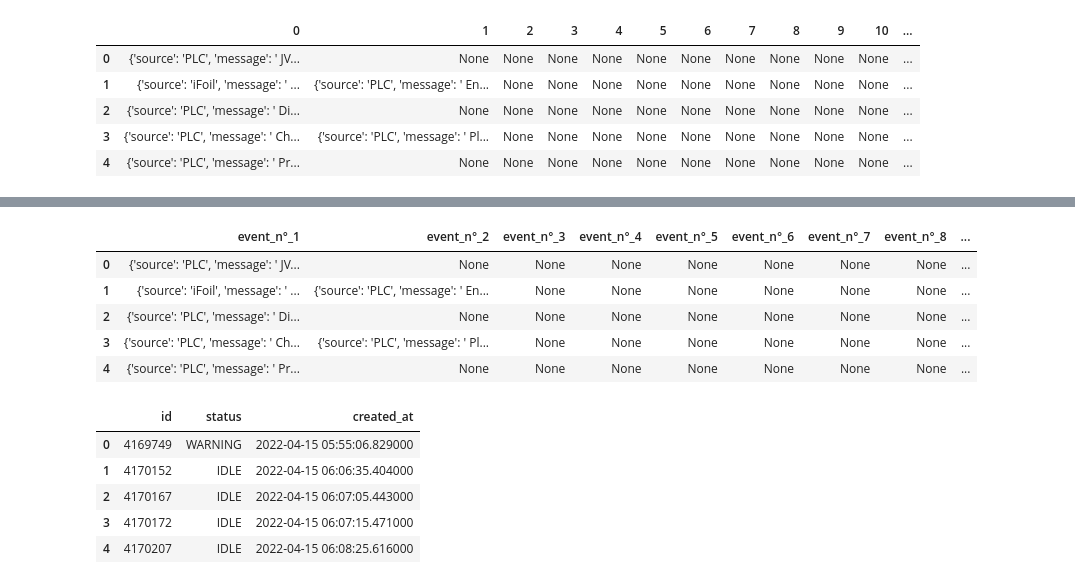
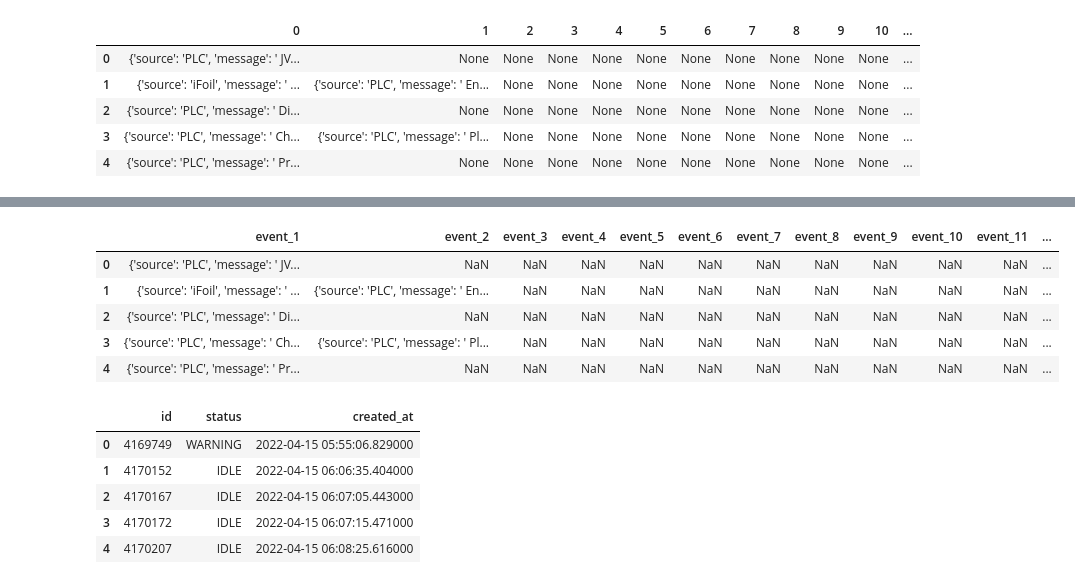
Before and after one commit to AranOribu/Prediction-Erreur-JetVarnish3DEvo, a Jupyter notebook: notebooks/data_explo_metrics_events_Arthur.ipynb, the cells around one changed output, grey strips where cells are left out. Saved outputs shown, nothing was run; the diff lists cells and outputs as text; code cells hidden in the pictures.

```diff
--- a/notebooks/data_explo_metrics_events_Arthur.ipynb
+++ b/notebooks/data_explo_metrics_events_Arthur.ipynb
@@ -141,10 +141,10 @@ memory usage: 5.8+ MB
 | 3 | {'source': 'PLC', 'message': ' Ch... | {'source': 'PLC', 'message': ' Pl... | None | None | None | None | None | None | None | None | None | ... |
 | 4 | {'source': 'PLC', 'message': ' Pr... | None | None | None | None | None | None | None | None | None | None | ... |
 # %%
-# for col in df_events.columns :
-#     for i in range(0,len(df_events.iloc[:,col])):
-#         if isinstance(df_events.loc[i][col], type(None)) :
-#             df_events.loc[i][col] = np.nan
+for col in df_events.columns :
+    for i in range(0,len(df_events.iloc[:,col])):
+        if isinstance(df_events.loc[i][col], type(None)) :
+            df_events.loc[i][col] = np.nan
 
-# df_events.info()
-# df_events.head()
+df_events.info()
+df_events.head()
@@ -151,18 +177,18 @@ memory usage: 5.8+ MB
 # %%
 i = 0
 col_names = {}
 for col in range(df_events.columns.start, df_events.columns.stop):
-    col_names[col] = 'event_n°_'+str(col + 1)
+    col_names[col] = 'event_'+str(col + 1)
 df_events.rename(columns=col_names, inplace=True)
 
 df_events.head()
 # %% [output]
-|  | event_n°_1 | event_n°_2 | event_n°_3 | event_n°_4 | event_n°_5 | event_n°_6 | event_n°_7 | event_n°_8 | ... |
-| 0 | {'source': 'PLC', 'message': ' JV... | None | None | None | None | None | None | None | ... |
-| 1 | {'source': 'iFoil', 'message': ' ... | {'source': 'PLC', 'message': ' En... | None | None | None | None | None | None | ... |
-| 2 | {'source': 'PLC', 'message': ' Di... | None | None | None | None | None | None | None | ... |
-| 3 | {'source': 'PLC', 'message': ' Ch... | {'source': 'PLC', 'message': ' Pl... | None | None | None | None | None | None | ... |
-| 4 | {'source': 'PLC', 'message': ' Pr... | None | None | None | None | None | None | None | ... |
+|  | event_1 | event_2 | event_3 | event_4 | event_5 | event_6 | event_7 | event_8 | event_9 | event_10 | event_11 | ... |
+| 0 | {'source': 'PLC', 'message': ' JV... | NaN | NaN | NaN | NaN | NaN | NaN | NaN | NaN | NaN | NaN | ... |
+| 1 | {'source': 'iFoil', 'message': ' ... | {'source': 'PLC', 'message': ' En... | NaN | NaN | NaN | NaN | NaN | NaN | NaN | NaN | NaN | ... |
+| 2 | {'source': 'PLC', 'message': ' Di... | NaN | NaN | NaN | NaN | NaN | NaN | NaN | NaN | NaN | NaN | ... |
+| 3 | {'source': 'PLC', 'message': ' Ch... | {'source': 'PLC', 'message': ' Pl... | NaN | NaN | NaN | NaN | NaN | NaN | NaN | NaN | NaN | ... |
+| 4 | {'source': 'PLC', 'message': ' Pr... | NaN | NaN | NaN | NaN | NaN | NaN | NaN | NaN | NaN | NaN | ... |
 # %%
 df = df.drop("events", axis=1)
 df.head()
```
Also changed, not shown: parts of 3 cells of this notebook.
